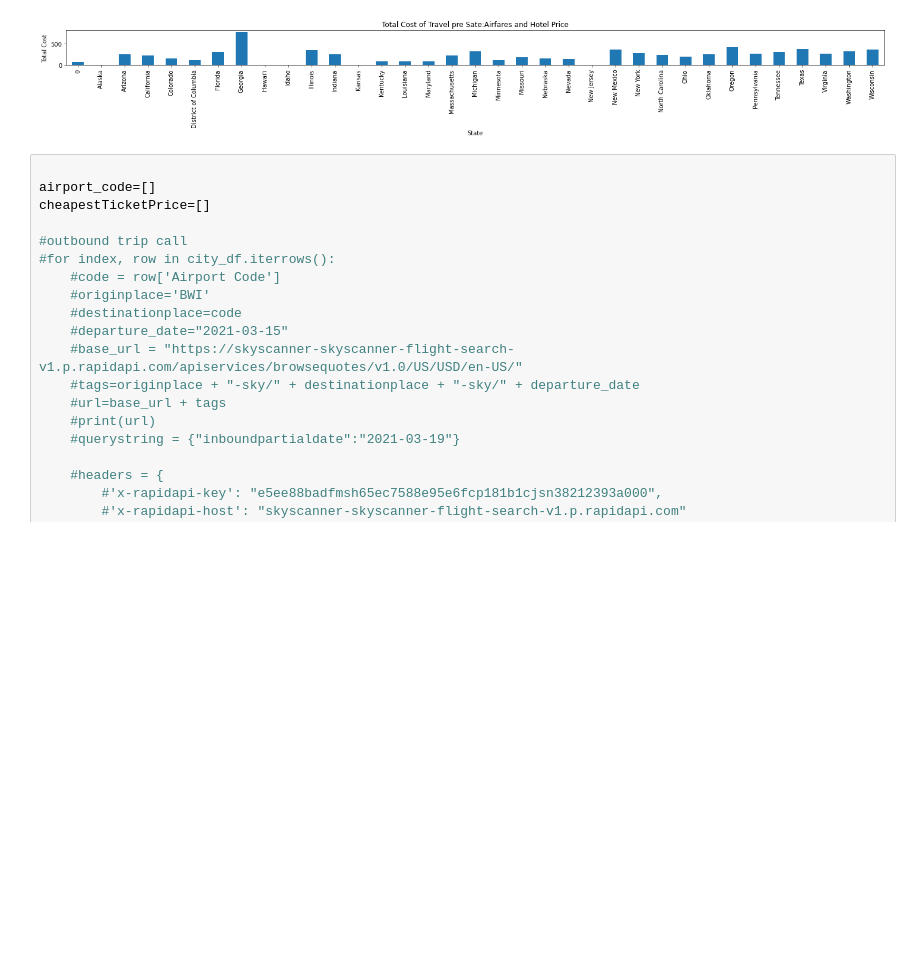
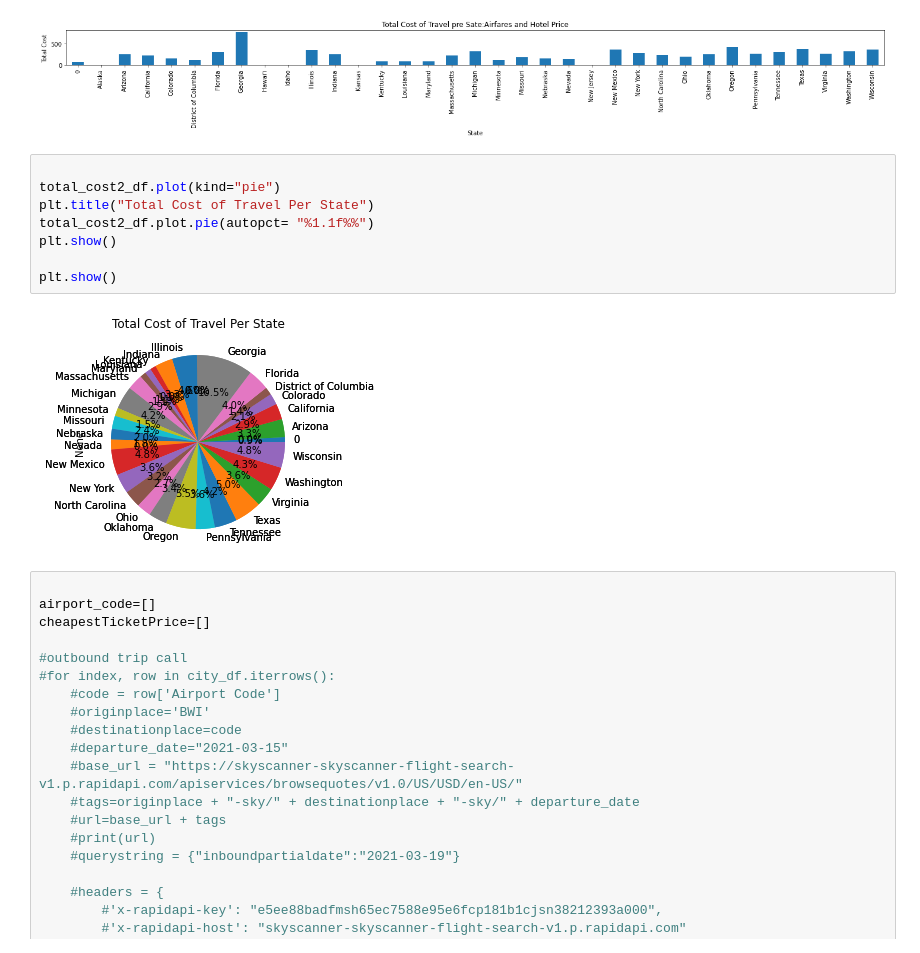
Before and after one commit to Kaylawkelly/HotelRateLocataion-Project1, a Jupyter notebook: Project 1 Travel.ipynb, the cells around one changed output. Drawn from its saved outputs; the diff is of its cells as text; blank space fills up the shorter version.

```diff
--- a/Project 1 Travel.ipynb
+++ b/Project 1 Travel.ipynb
@@ -240,6 +240,16 @@ plt.savefig("total_cost_state.png")
 plt.show()
 # %% [output]
 [figure]
+# %%
+
+total_cost2_df.plot(kind="pie")
+plt.title("Total Cost of Travel Per State")
+total_cost2_df.plot.pie(autopct= "%1.1f%%")
+plt.show()
+
+plt.show()
+# %% [output]
+[figure, added]
 # %%
 
 airport_code=[]
```
